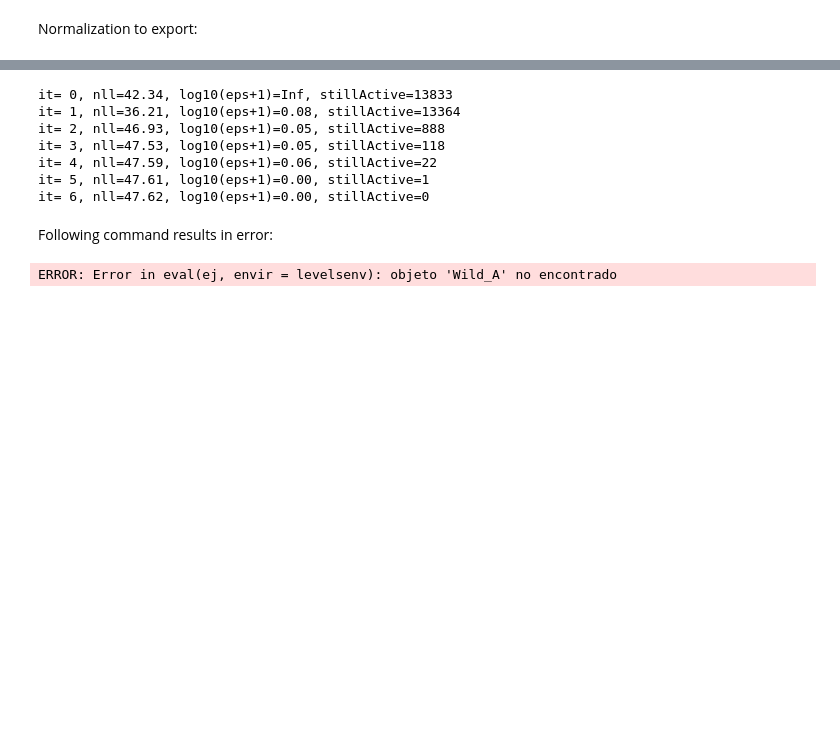
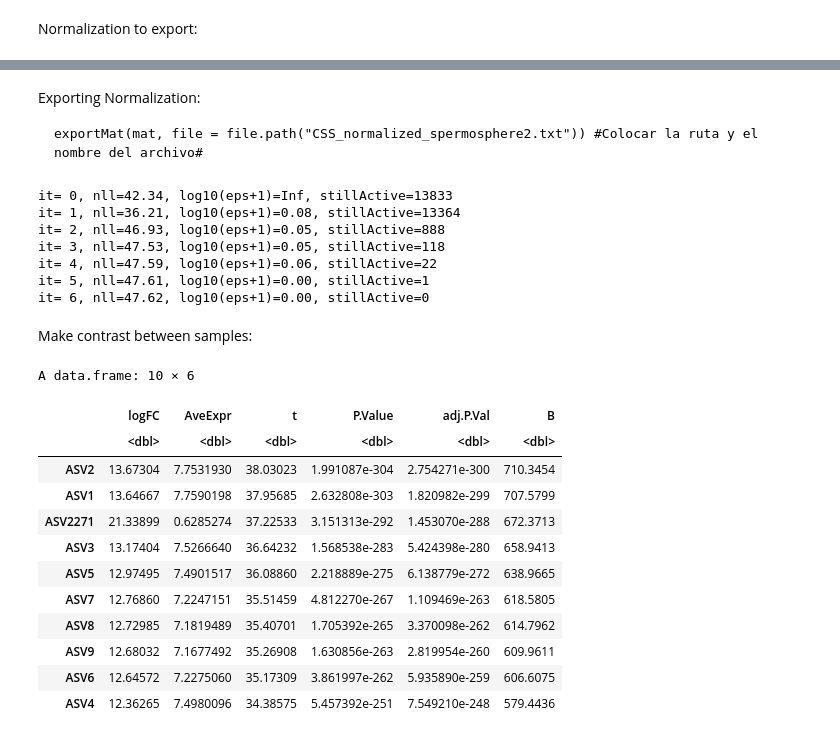
Before and after one commit to Nesper94/genomeSeq-test, a Jupyter notebook: metagenomeSeq-abund/CSS-script.ipynb, the cells around one changed output, grey strips where cells are left out. Drawn from its saved outputs; the diff is of its cells as text; code cells hidden in the pictures; blank space fills up the shorter version.

````diff
--- a/metagenomeSeq-abund/CSS-script.ipynb
+++ b/metagenomeSeq-abund/CSS-script.ipynb
@@ -72,3 +86,8 @@ exportMat(mat, file = file.path("CSS_normalized_spermosphere2.txt")) #Colocar la
+# %% [markdown]
+Exporting Normalization:
+```
+exportMat(mat, file = file.path("CSS_normalized_spermosphere2.txt")) #Colocar la ruta y el nombre del archivo#
+```
 # %%
 res = fitZig(obj = obj, mod = mod, useCSSoffset = TRUE, control = settings)
 zigFit = res@fit
@@ -81,9 +100,24 @@ it= 3, nll=47.53, log10(eps+1)=0.05, stillActive=118
 it= 4, nll=47.59, log10(eps+1)=0.06, stillActive=22
 it= 5, nll=47.61, log10(eps+1)=0.00, stillActive=1
 it= 6, nll=47.62, log10(eps+1)=0.00, stillActive=0
-# %% [markdown]
-Following command results in error:
-# %%
-contrast.matrix = makeContrasts(Wild_A - Variety_G, levels = finalMod)
-# %% [output]
-ERROR: Error in eval(ej, envir = levelsenv): objeto 'Wild_A' no encontrado
+# %% [markdown]
+Make contrast between samples:
+# %%
+contrast.matrix = makeContrasts(A1 - M1, levels = finalMod)
+fit2 = contrasts.fit(zigFit, contrast.matrix)
+fit3 = eBayes(fit2)
+topTable(fit3, coef="A1 - M1")
+# %% [output]
+A data.frame: 10 × 6
+|  | logFC | AveExpr | t | P.Value | adj.P.Val | B |
+|  | <dbl> | <dbl> | <dbl> | <dbl> | <dbl> | <dbl> |
+| ASV2 | 13.67304 | 7.7531930 | 38.03023 | 1.991087e-304 | 2.754271e-300 | 710.3454 |
+| ASV1 | 13.64667 | 7.7590198 | 37.95685 | 2.632808e-303 | 1.820982e-299 | 707.5799 |
+| ASV2271 | 21.33899 | 0.6285274 | 37.22533 | 3.151313e-292 | 1.453070e-288 | 672.3713 |
+| ASV3 | 13.17404 | 7.5266640 | 36.64232 | 1.568538e-283 | 5.424398e-280 | 658.9413 |
+| ASV5 | 12.97495 | 7.4901517 | 36.08860 | 2.218889e-275 | 6.138779e-272 | 638.9665 |
+| ASV7 | 12.76860 | 7.2247151 | 35.51459 | 4.812270e-267 | 1.109469e-263 | 618.5805 |
+| ASV8 | 12.72985 | 7.1819489 | 35.40701 | 1.705392e-265 | 3.370098e-262 | 614.7962 |
+| ASV9 | 12.68032 | 7.1677492 | 35.26908 | 1.630856e-263 | 2.819954e-260 | 609.9611 |
+| ASV6 | 12.64572 | 7.2275060 | 35.17309 | 3.861997e-262 | 5.935890e-259 | 606.6075 |
+| ASV4 | 12.36265 | 7.4980096 | 34.38575 | 5.457392e-251 | 7.549210e-248 | 579.4436 |
````
Also changed, not shown: parts of 9 cells of this notebook, 2 other files.
